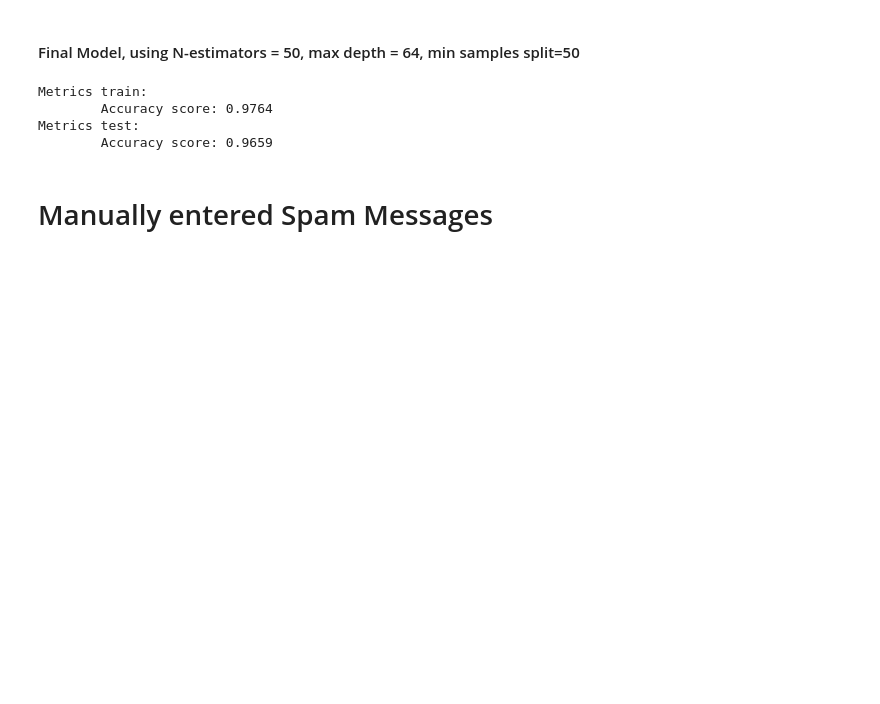
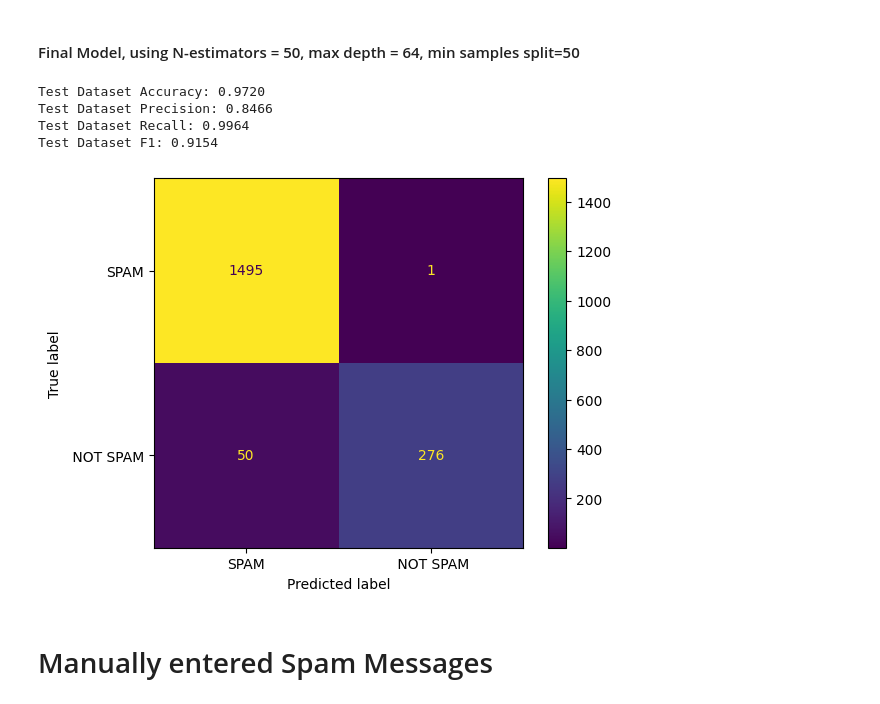
Before and after one commit to andygarcia830/msdspt25b_lt5_dmw_fp, a Jupyter notebook: SMS Spam Filtering.ipynb, the cells around one changed output. Saved outputs shown, nothing was run; the diff lists cells and outputs as text; code cells hidden in the pictures; blank space fills up the shorter version.

```diff
--- a/SMS Spam Filtering.ipynb
+++ b/SMS Spam Filtering.ipynb
@@ -431,12 +481,29 @@ random_forest_model = RandomForestClassifier(n_estimators = 50,
                                              max_depth = 64,
                                              min_samples_split = 50).fit(X_train,y_train.values.ravel())
 # %%
-print(f"Metrics train:\n\tAccuracy score: {accuracy_score(random_forest_model.predict(X_train),y_train):.4f}\nMetrics test:\n\tAccuracy score: {accuracy_score(random_forest_model.predict(X_val),y_val):.4f}")
+# print(f"Metrics train:\n\tAccuracy score: {accuracy_score(random_forest_model.predict(X_train),y_train):.4f}\nMetrics test:\n\tAccuracy score: {accuracy_score(random_forest_model.predict(X_val),y_val):.4f}")
+predictions_test = random_forest_model.predict(X_test)
+accuracy_test = accuracy_score(predictions_test,y_test)
+precision_test = precision_score(predictions_test,y_test)
+recall_test = recall_score(predictions_test,y_test)
+f1_test = f1_score(predictions_test,y_test)
+
+print(f'Test Dataset Accuracy: {accuracy_test:0.4f}')
+print(f'Test Dataset Precision: {precision_test:0.4f}')
+print(f'Test Dataset Recall: {recall_test:0.4f}')
+print(f'Test Dataset F1: {f1_test:0.4f}')
 # %% [output]
-Metrics train:
-        Accuracy score: 0.9764
-Metrics test:
-        Accuracy score: 0.9659
+Test Dataset Accuracy: 0.9720
+Test Dataset Precision: 0.8466
+Test Dataset Recall: 0.9964
+Test Dataset F1: 0.9154
+# %%
+cm = confusion_matrix(y_test, predictions_test)
+disp = ConfusionMatrixDisplay(cm, display_labels=['SPAM',' NOT SPAM'])
+disp.plot()
+plt.show()
+# %% [output]
+[figure, added]
 # %% [markdown]
 # Manually entered Spam Messages
 # %%
```
Also changed, not shown: parts of 33 cells of this notebook, 15 other files.
